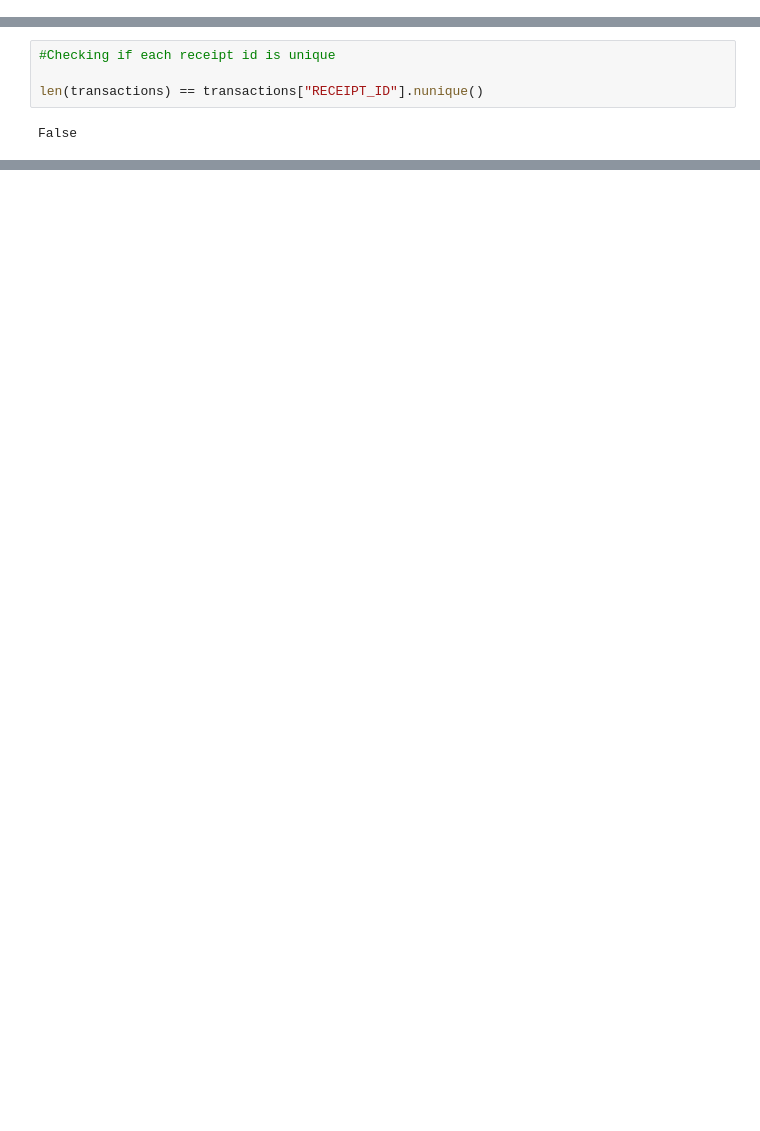
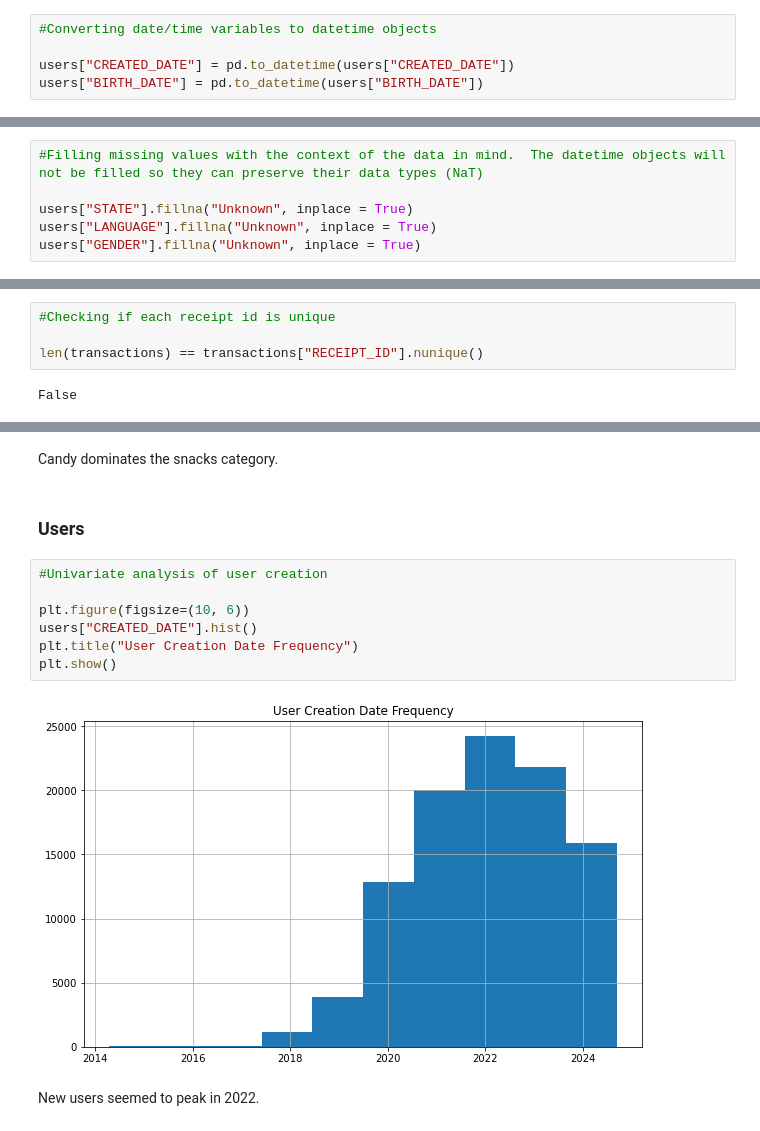
Before and after one commit to etsc99/Fetch-Take-Home, a Jupyter notebook: part1.ipynb, the cells around one changed output, grey strips where cells are left out. Cells and saved outputs as stored; diff of their text form; blank space fills up the shorter version.

```diff
--- a/part1.ipynb
+++ b/part1.ipynb
@@ -102,6 +156,11 @@ Data columns (total 6 columns):
  5   GENDER        94108 non-null   object
 dtypes: object(6)
 memory usage: 4.6+ MB
+# %%
+#Converting date/time variables to datetime objects
+
+users["CREATED_DATE"] = pd.to_datetime(users["CREATED_DATE"])
+users["BIRTH_DATE"] = pd.to_datetime(users["BIRTH_DATE"])
 # %%
 #Checking if each id in users is unique (it should be as the primary key)
 
@@ -110,0 +172,6 @@ True
+# %%
+#Filling missing values with the context of the data in mind.  The datetime objects will not be filled so they can preserve their data types (NaT)
+
+users["STATE"].fillna("Unknown", inplace = True)
+users["LANGUAGE"].fillna("Unknown", inplace = True)
+users["GENDER"].fillna("Unknown", inplace = True)
@@ -198,0 +400,15 @@ Are there any fields that are challenging to understand?
+# %% [markdown]
+Candy dominates the snacks category.
+# %% [markdown]
+### Users
+# %%
+#Univariate analysis of user creation
+
+plt.figure(figsize=(10, 6))
+users["CREATED_DATE"].hist()
+plt.title("User Creation Date Frequency")
+plt.show()
+# %% [output]
+[figure, added]
+# %% [markdown]
+New users seemed to peak in 2022.
```
Also changed, not shown: parts of 63 cells of this notebook, 2 other files.
